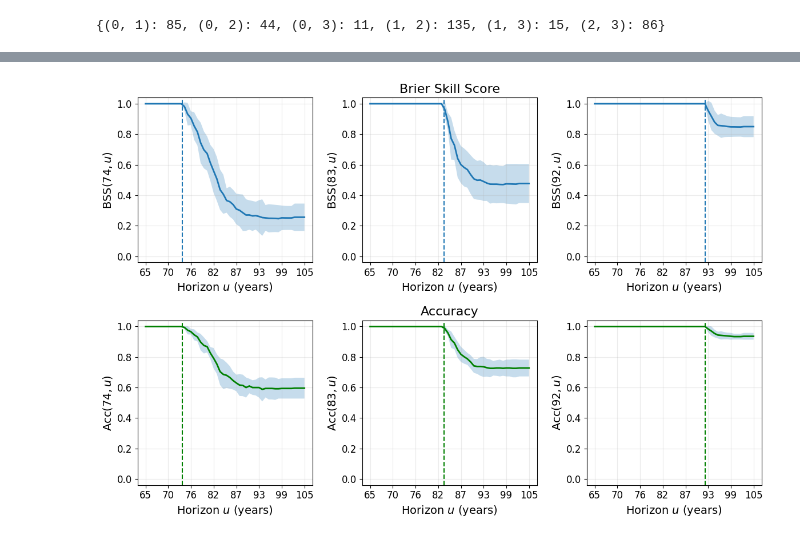
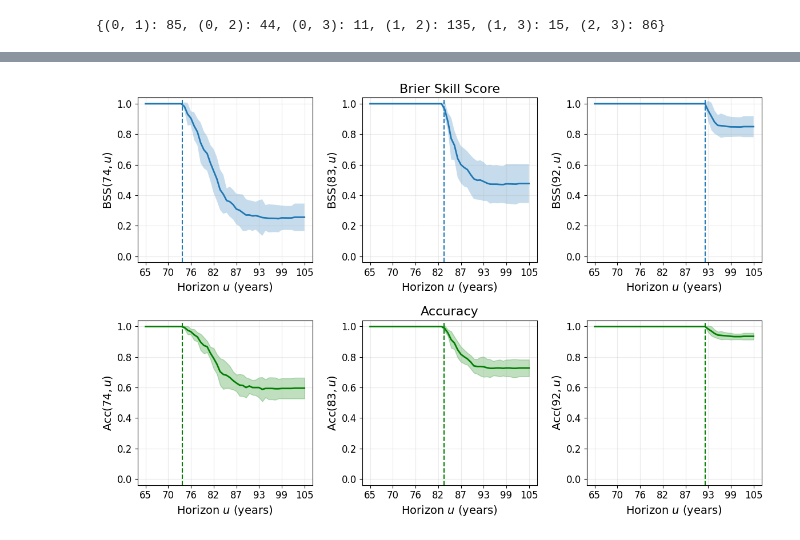
Before and after one commit to felixlaplante0/multistate-paper, a Jupyter notebook: scripts/paquid-test.ipynb, the cells around one changed output, grey strips where cells are left out. Saved outputs shown, nothing was run; the diff lists cells and outputs as text; code cells hidden in the pictures.

```diff
--- a/scripts/paquid-test.ipynb
+++ b/scripts/paquid-test.ipynb
@@ -12,17 +12,6 @@ from typing import Any
 import matplotlib.pyplot as plt
 import pandas as pd
 import torch
-
-plt.rcParams.update(
-    {
-        "font.size": 14,
-        "axes.titlesize": 16,
-        "axes.labelsize": 14,
-        "xtick.labelsize": 12,
-        "ytick.labelsize": 12,
-        "legend.fontsize": 12,
-    }
-)
 # %%
 torch.manual_seed(42)
 
@@ -258,31 +247,34 @@ with plt.rc_context(
         ax.plot(us, BSS_mean, linewidth=2)
         ax.fill_between(us, BSS_mean - BSS_std, BSS_mean + BSS_std, alpha=0.25)
         ax.axvline(cond_time, linestyle="--")
         ax.set_ylabel(rf"$\mathrm{{BSS}}({cond_age}, u)$")
         ax.set_xlabel(r"Horizon $u$ (years)")
         ax.set_xticks(us[::7])
         ax.set_xticklabels(age_ticks)
         ax.grid(alpha=0.25)
         ax.set_ylim(-0.04, 1.04)
 
         # Bottom
         ax = axes[1, i]
         Acc_mean = Acc[:, i].mean(dim=0)
         Acc_std = q95 * Acc[:, i].std(dim=0)
         ax.plot(us, Acc_mean, linewidth=2, color="green")
+        ax.fill_between(
+            us, Acc_mean - Acc_std, Acc_mean + Acc_std, alpha=0.25, color="green"
+        )
         ax.axvline(cond_time, linestyle="--", color="green")
         ax.set_ylabel(rf"$\mathrm{{Acc}}({cond_age}, u)$")
         ax.set_xlabel(r"Horizon $u$ (years)")
         ax.set_xticks(us[::7])
         ax.set_xticklabels(age_ticks)
         ax.grid(alpha=0.25)
         ax.set_ylim(-0.04, 1.04)
 
     axes[0, 1].set_title("Brier Skill Score")
     axes[1, 1].set_title("Accuracy")
 
     plt.tight_layout()
     plt.savefig("../figures/paquid-accuracy.pdf")
     plt.show()
 # %% [output]
-[figure, old version]
+[figure, new version]
```
Also changed, not shown: parts of 1 cell of this notebook, 4 other files.
